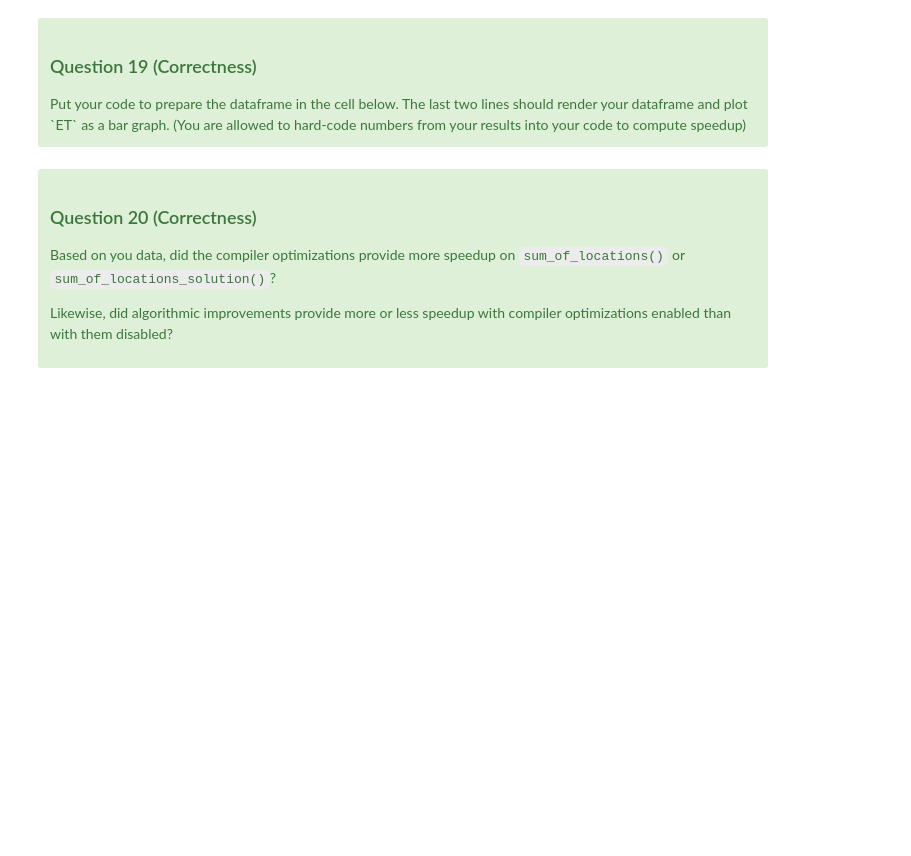
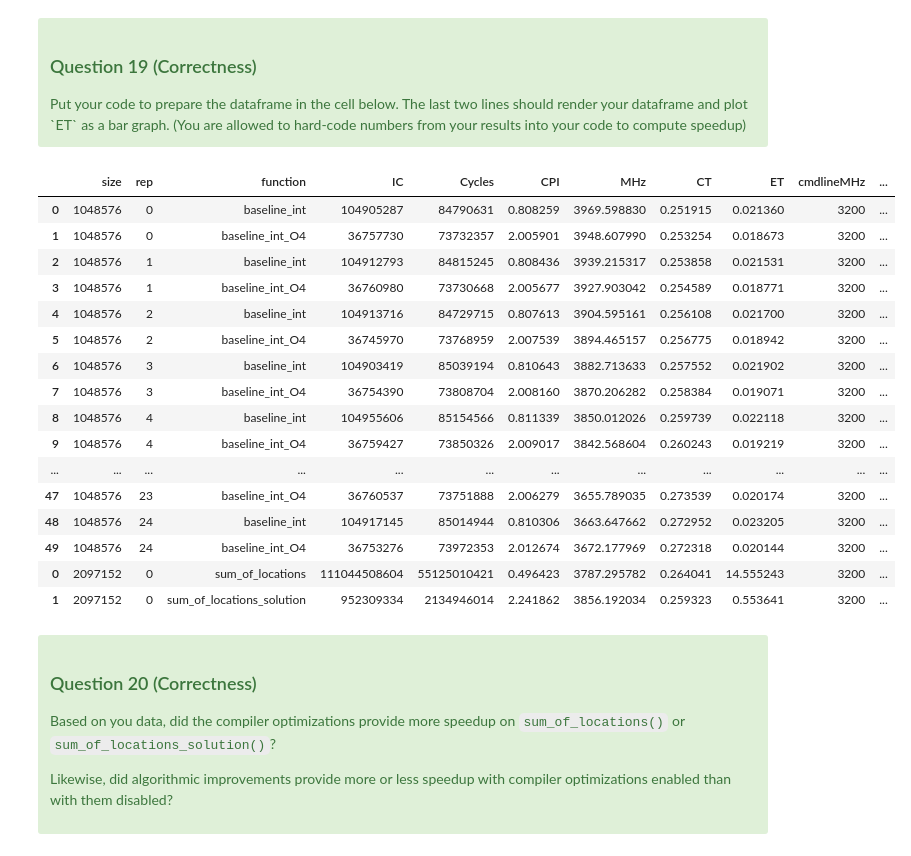
Before and after one commit to CS203UCR/2022fa-cs203-performance-madhuammulu8, a Jupyter notebook: Assignment.ipynb, the cells around one changed output. Saved outputs shown, nothing was run; the diff lists cells and outputs as text; code cells hidden in the pictures; blank space fills up the shorter version.

```diff
--- a/Assignment.ipynb
+++ b/Assignment.ipynb
@@ -1592,3 +1570,27 @@ df = render_csv("opt.csv")
+# %%
+df = render_csv("opt.csv")
+df2 = render_csv("noopt.csv")
+dfinal = pd.concat([df,df2])
+display(dfinal)
+# plotPEBar("noopt.csv", what=[("function", "ET")])
+# %% [output]
+|  | size | rep | function | IC | Cycles | CPI | MHz | CT | ET | cmdlineMHz | ... |
+| 0 | 1048576 | 0 | baseline_int | 104905287 | 84790631 | 0.808259 | 3969.598830 | 0.251915 | 0.021360 | 3200 | ... |
+| 1 | 1048576 | 0 | baseline_int_O4 | 36757730 | 73732357 | 2.005901 | 3948.607990 | 0.253254 | 0.018673 | 3200 | ... |
+| 2 | 1048576 | 1 | baseline_int | 104912793 | 84815245 | 0.808436 | 3939.215317 | 0.253858 | 0.021531 | 3200 | ... |
+| 3 | 1048576 | 1 | baseline_int_O4 | 36760980 | 73730668 | 2.005677 | 3927.903042 | 0.254589 | 0.018771 | 3200 | ... |
+| 4 | 1048576 | 2 | baseline_int | 104913716 | 84729715 | 0.807613 | 3904.595161 | 0.256108 | 0.021700 | 3200 | ... |
+| 5 | 1048576 | 2 | baseline_int_O4 | 36745970 | 73768959 | 2.007539 | 3894.465157 | 0.256775 | 0.018942 | 3200 | ... |
+| 6 | 1048576 | 3 | baseline_int | 104903419 | 85039194 | 0.810643 | 3882.713633 | 0.257552 | 0.021902 | 3200 | ... |
+| 7 | 1048576 | 3 | baseline_int_O4 | 36754390 | 73808704 | 2.008160 | 3870.206282 | 0.258384 | 0.019071 | 3200 | ... |
+| 8 | 1048576 | 4 | baseline_int | 104955606 | 85154566 | 0.811339 | 3850.012026 | 0.259739 | 0.022118 | 3200 | ... |
+| 9 | 1048576 | 4 | baseline_int_O4 | 36759427 | 73850326 | 2.009017 | 3842.568604 | 0.260243 | 0.019219 | 3200 | ... |
+| ... | ... | ... | ... | ... | ... | ... | ... | ... | ... | ... | ... |
+| 47 | 1048576 | 23 | baseline_int_O4 | 36760537 | 73751888 | 2.006279 | 3655.789035 | 0.273539 | 0.020174 | 3200 | ... |
+| 48 | 1048576 | 24 | baseline_int | 104917145 | 85014944 | 0.810306 | 3663.647662 | 0.272952 | 0.023205 | 3200 | ... |
+| 49 | 1048576 | 24 | baseline_int_O4 | 36753276 | 73972353 | 2.012674 | 3672.177969 | 0.272318 | 0.020144 | 3200 | ... |
+| 0 | 2097152 | 0 | sum_of_locations | 111044508604 | 55125010421 | 0.496423 | 3787.295782 | 0.264041 | 14.555243 | 3200 | ... |
+| 1 | 2097152 | 0 | sum_of_locations_solution | 952309334 | 2134946014 | 2.241862 | 3856.192034 | 0.259323 | 0.553641 | 3200 | ... |
 # %% [markdown]
 <div class="alert alert-block alert-success">
 <div class="question correctness points-4">
```
Also changed, not shown: parts of 7 cells of this notebook, 1 other file.
